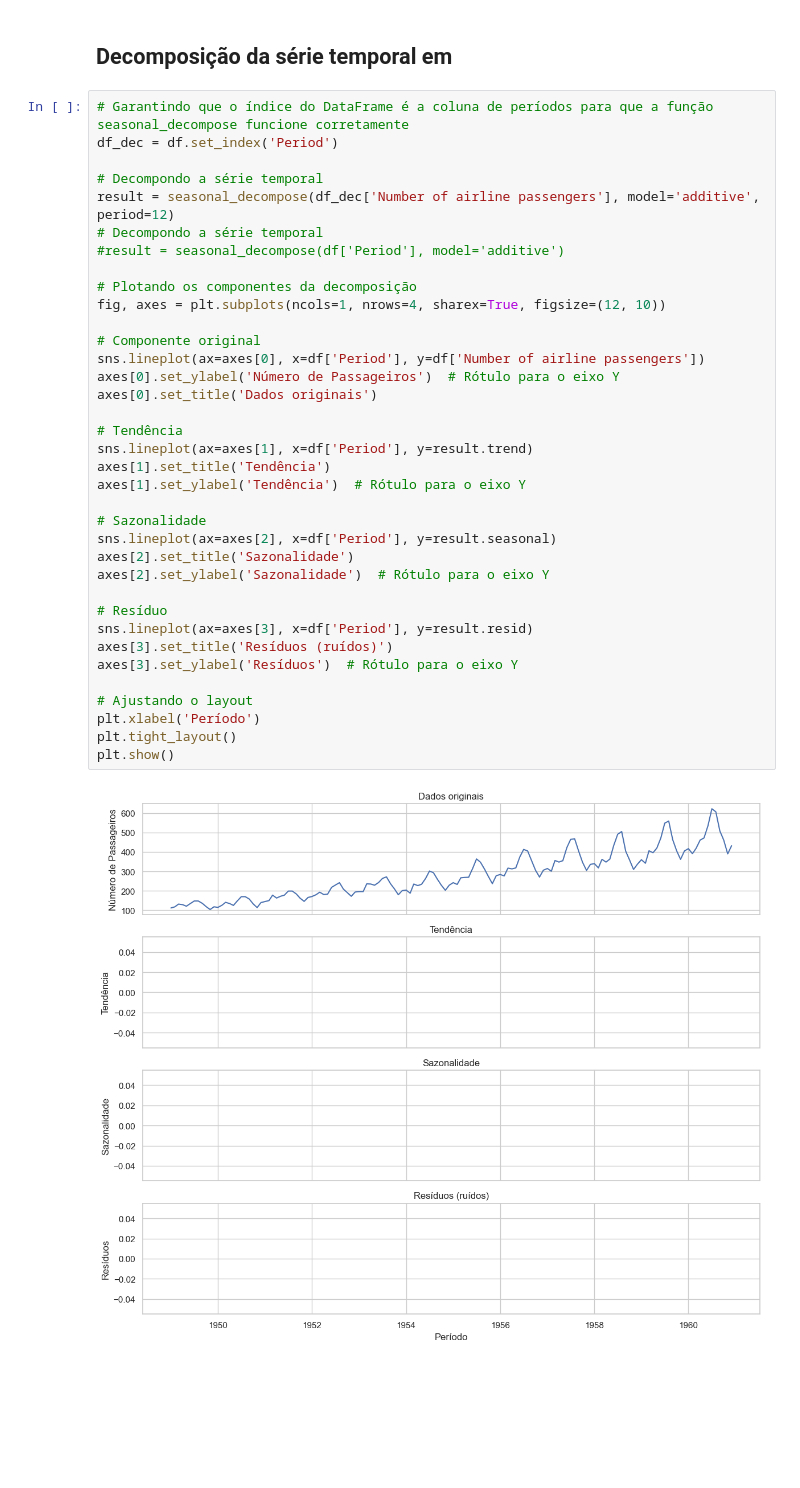
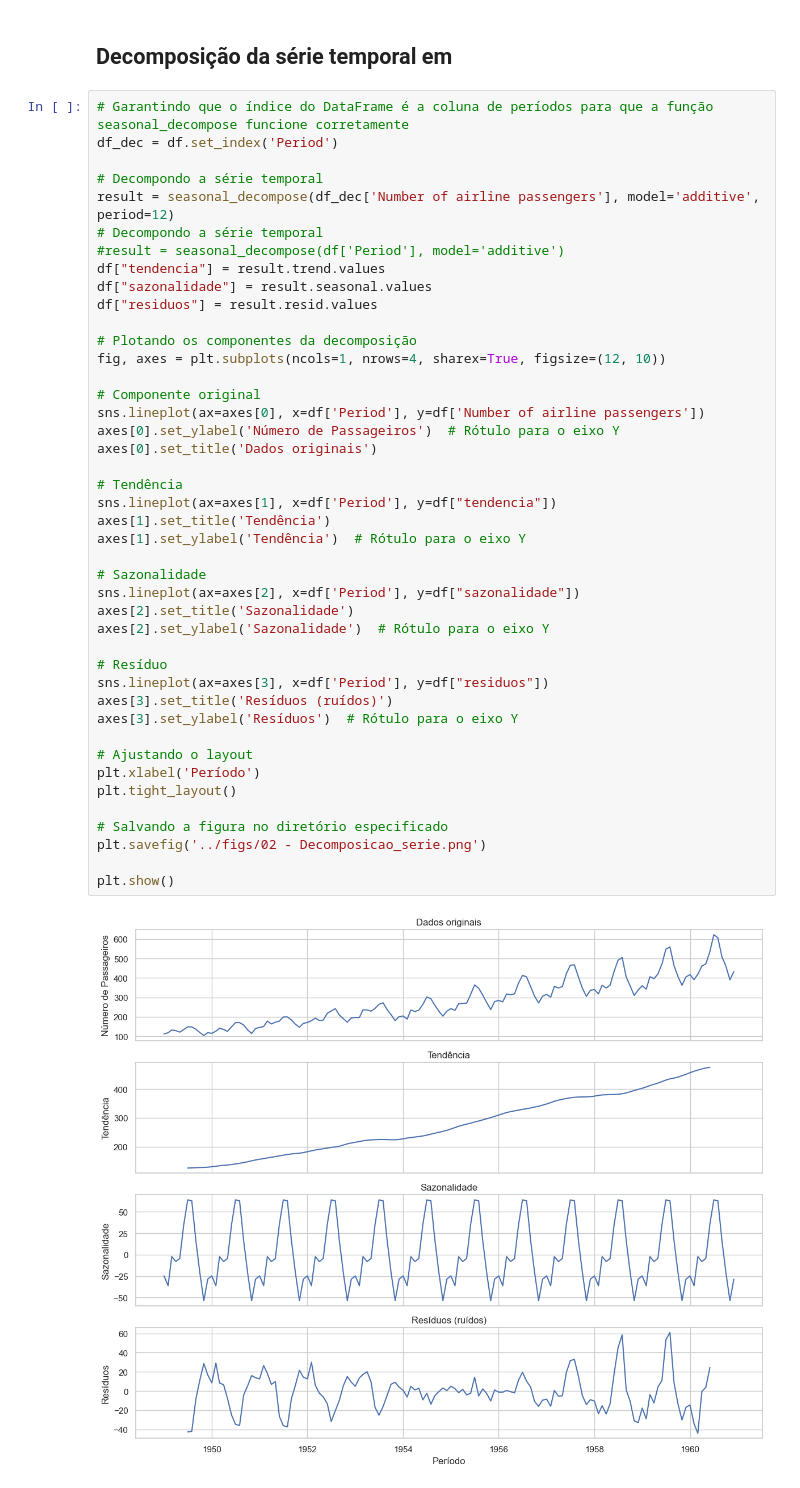
Before and after one commit to professortavares/estudo_series_temporais, a Jupyter notebook: notebooks/01 - introdução.ipynb, the cells around one changed output. Cells and saved outputs as stored; diff of their text form; blank space fills up the shorter version.

```diff
--- a/notebooks/01 - introdução.ipynb
+++ b/notebooks/01 - introdução.ipynb
@@ -69,34 +57,41 @@ df_dec = df.set_index('Period')
 # Decompondo a série temporal
 result = seasonal_decompose(df_dec['Number of airline passengers'], model='additive', period=12)
 # Decompondo a série temporal
 #result = seasonal_decompose(df['Period'], model='additive')
+df["tendencia"] = result.trend.values
+df["sazonalidade"] = result.seasonal.values
+df["residuos"] = result.resid.values
 
 # Plotando os componentes da decomposição
 fig, axes = plt.subplots(ncols=1, nrows=4, sharex=True, figsize=(12, 10))
 
 # Componente original
 sns.lineplot(ax=axes[0], x=df['Period'], y=df['Number of airline passengers'])
 axes[0].set_ylabel('Número de Passageiros')  # Rótulo para o eixo Y
 axes[0].set_title('Dados originais')
 
 # Tendência
-sns.lineplot(ax=axes[1], x=df['Period'], y=result.trend)
+sns.lineplot(ax=axes[1], x=df['Period'], y=df["tendencia"])
 axes[1].set_title('Tendência')
 axes[1].set_ylabel('Tendência')  # Rótulo para o eixo Y
 
 # Sazonalidade
-sns.lineplot(ax=axes[2], x=df['Period'], y=result.seasonal)
+sns.lineplot(ax=axes[2], x=df['Period'], y=df["sazonalidade"])
 axes[2].set_title('Sazonalidade')
 axes[2].set_ylabel('Sazonalidade')  # Rótulo para o eixo Y
 
 # Resíduo
-sns.lineplot(ax=axes[3], x=df['Period'], y=result.resid)
+sns.lineplot(ax=axes[3], x=df['Period'], y=df["residuos"])
 axes[3].set_title('Resíduos (ruídos)')
 axes[3].set_ylabel('Resíduos')  # Rótulo para o eixo Y
 
 # Ajustando o layout
 plt.xlabel('Período')
 plt.tight_layout()
+
+# Salvando a figura no diretório especificado
+plt.savefig('../figs/02 - Decomposicao_serie.png')
+
 plt.show()
 # %% [output]
-[figure, old version]
+[figure, new version]
```
Also changed, not shown: parts of 2 cells of this notebook, 2 other files.
